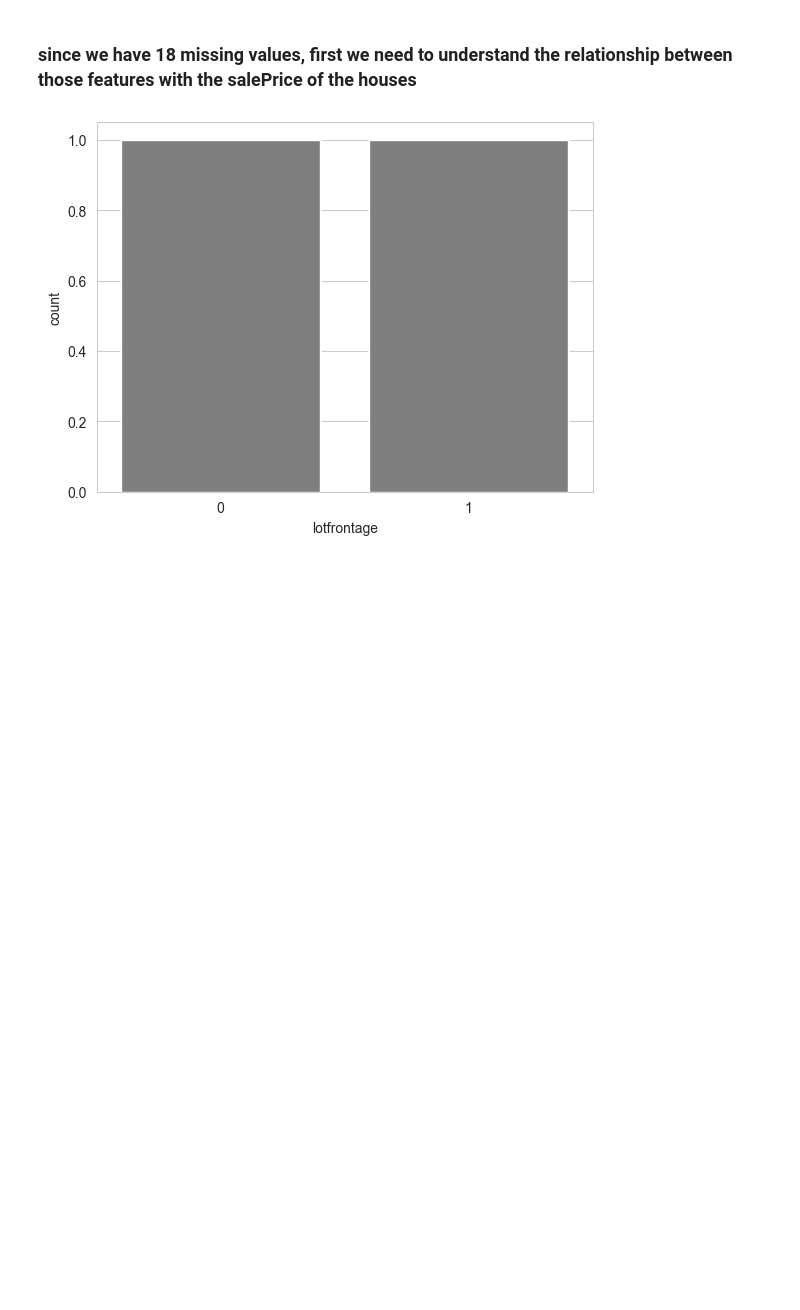
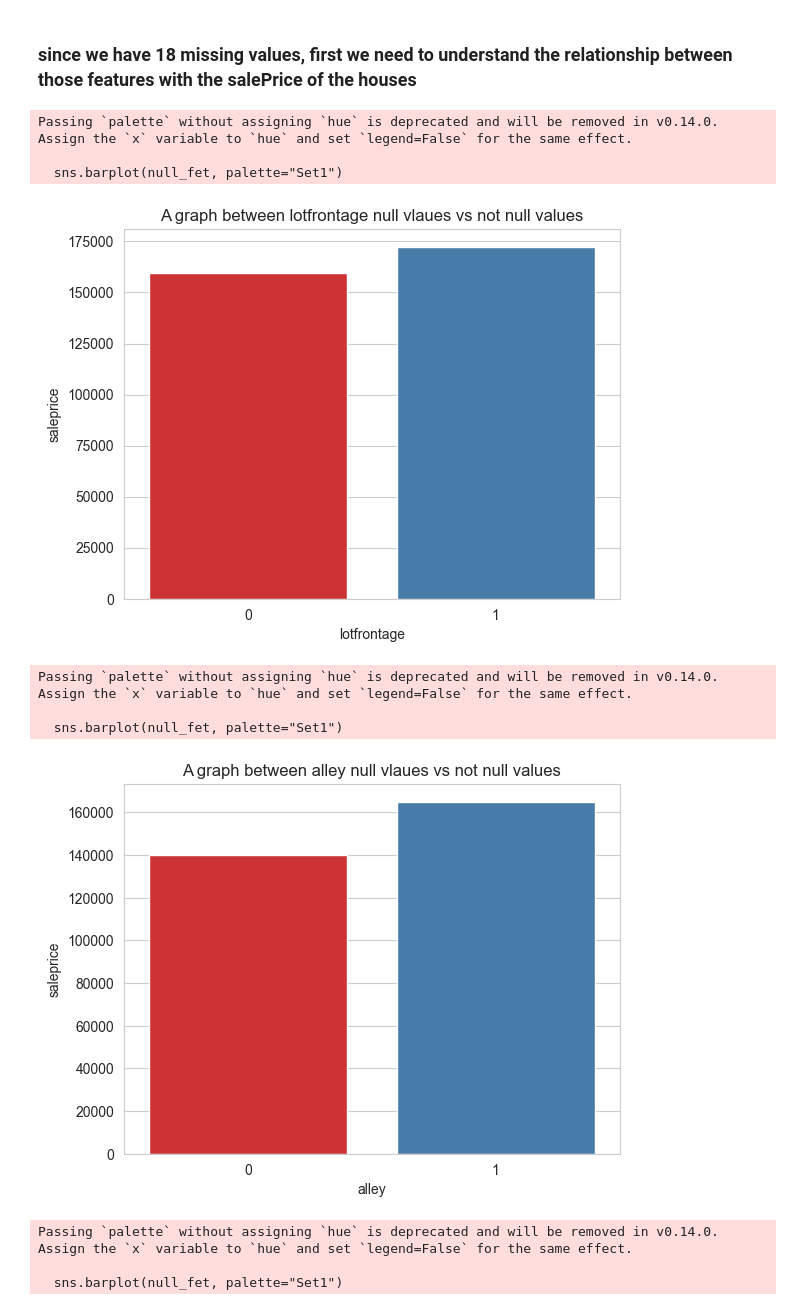
Before and after one commit to BishalJung7377/house_price_prediction, a Jupyter notebook: house_price_predictions.ipynb, the cells around one changed output. Saved outputs shown, nothing was run; the diff lists cells and outputs as text; code cells hidden in the pictures; blank space fills up the shorter version.

```diff
--- a/house_price_predictions.ipynb
+++ b/house_price_predictions.ipynb
@@ -163,12 +162,25 @@ print(len(features_with_null_values))
 18
 # %% [markdown]
 ### since we have 18 missing values, first we need to understand the relationship between those features with the salePrice of the houses
-# %%
-for features in features_with_null_values:
-    data = df.copy()
-
-    data[features] = np.where(data[features].isnull(),1,0)
-
-    sns.countplot(data.groupby(features)['saleprice'].median())
-# %% [output]
-[figure, removed]
+# %%
+for feature in features_with_null_values:
+    data = df.copy()
+    # let's make a variable that indicates 1 if the observation was missing or zero otherwise
+    data[feature] = np.where(data[feature].isnull(), 1, 0)
+    # let's calculate the mean SalePrice where the information is missing or present
+    null_fet = data.groupby(feature)['saleprice'].median()
+    sns.barplot(null_fet, palette="Set1")
+    plt.title("A graph between"+ " " + feature + " " + "null vlaues vs not null values")
+    plt.show()
+# %% [output]
+Passing `palette` without assigning `hue` is deprecated and will be removed in v0.14.0. Assign the `x` variable to `hue` and set `legend=False` for the same effect.
+
+  sns.barplot(null_fet, palette="Set1")
+[figure, added]
+Passing `palette` without assigning `hue` is deprecated and will be removed in v0.14.0. Assign the `x` variable to `hue` and set `legend=False` for the same effect.
+
+  sns.barplot(null_fet, palette="Set1")
+[figure, added]
+Passing `palette` without assigning `hue` is deprecated and will be removed in v0.14.0. Assign the `x` variable to `hue` and set `legend=False` for the same effect.
+
+  sns.barplot(null_fet, palette="Set1")
```
Also changed, not shown: parts of 20 cells of this notebook.
